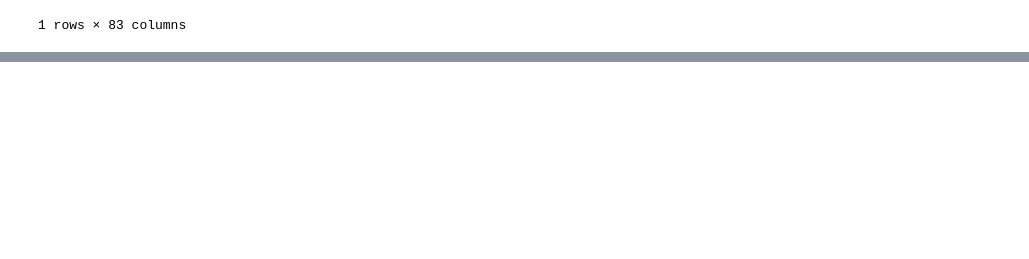
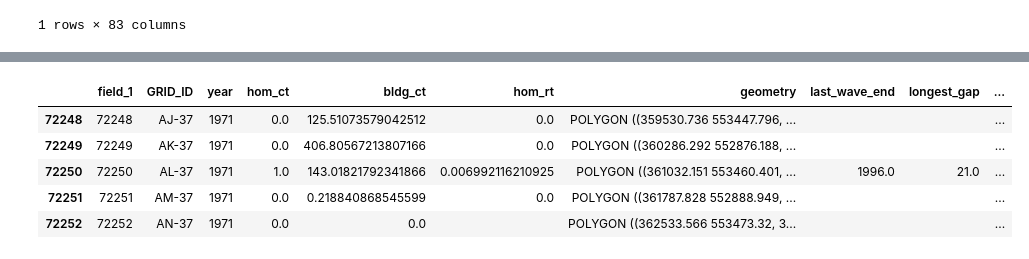
Before and after one commit to uchicago-justice-project/decreasing-homicide-waves, a Jupyter notebook: hom_decrease_3.ipynb, the cells around one changed output, grey strips where cells are left out. Cells and saved outputs as stored; diff of their text form; code cells hidden in the pictures; blank space fills up the shorter version.

```diff
--- a/hom_decrease_3.ipynb
+++ b/hom_decrease_3.ipynb
@@ -715,0 +721,5 @@ parks_water.head()
+# %%
+map_data.geometry = map_data.geometry.apply(loads)
+map_data = gpd.GeoDataFrame(map_data, geometry='geometry', crs="EPSG:4326")
+map_data = map_data.to_crs(epsg=26971)
+map_data.head()
@@ -715,0 +733,3 @@ parks_water.head()
+# %%
+map_data.hom_ct = map_data.hom_ct.astype(float)
+map_data.year = map_data.year.astype(int)
@@ -715,0 +752,29 @@ parks_water.head()
+# %%
+def difference(df, num_year):
+
+    df_future = df.copy()
+    df_future['year'] += num_year  # Shift years backwards to align future values
+    df_future = df_future.rename(columns={'hom_ct': 'past_hom_ct'})  # Rename column for clarity
+
+    # Merge original df with shifted df
+    df_merged = df.merge(df_future[['GRID_ID', 'year', 'past_hom_ct']],
+                          on=['GRID_ID', 'year'],
+                          how='left')
+
+    # Compute the difference (increase → poitive, decrease → negative)
+    df_merged[f'difference_{num_year}year'] = df_merged['hom_ct'] - df_merged['past_hom_ct']
+    df_merged.drop(columns=['past_hom_ct'], inplace=True)
+    return df_merged
+# %%
+map_data = difference(map_data, 1)
+map_data = difference(map_data, 5)
+map_data = difference(map_data, 10)
+# %%
+map_data[map_data.year > 1970].head()
+# %% [output]
+|  | field_1 | GRID_ID | year | hom_ct | bldg_ct | hom_rt | geometry | last_wave_end | longest_gap | ... |
+| 72248 | 72248 | AJ-37 | 1971 | 0.0 | 125.51073579042512 | 0.0 | POLYGON ((359530.736 553447.796, ... |  |  | ... |
+| 72249 | 72249 | AK-37 | 1971 | 0.0 | 406.80567213807166 | 0.0 | POLYGON ((360286.292 552876.188, ... |  |  | ... |
+| 72250 | 72250 | AL-37 | 1971 | 1.0 | 143.01821792341866 | 0.006992116210925 | POLYGON ((361032.151 553460.401, ... | 1996.0 | 21.0 | ... |
+| 72251 | 72251 | AM-37 | 1971 | 0.0 | 0.218840868545599 | 0.0 | POLYGON ((361787.828 552888.949, ... |  |  | ... |
+| 72252 | 72252 | AN-37 | 1971 | 0.0 | 0.0 |  | POLYGON ((362533.566 553473.32, 3... |  |  | ... |
```
Also changed, not shown: parts of 10 cells of this notebook, 3 other files.
